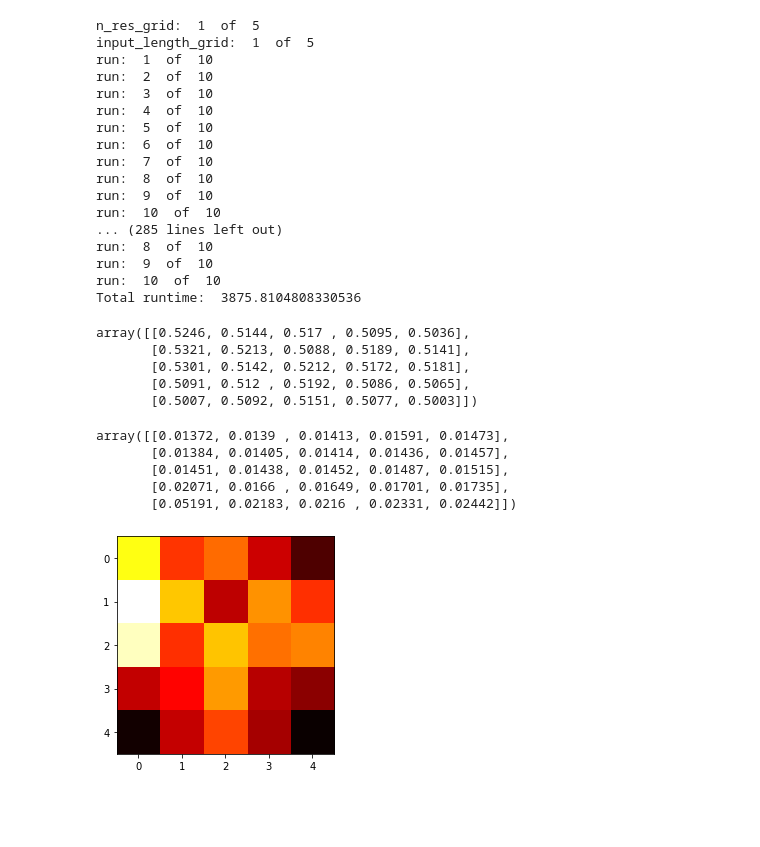
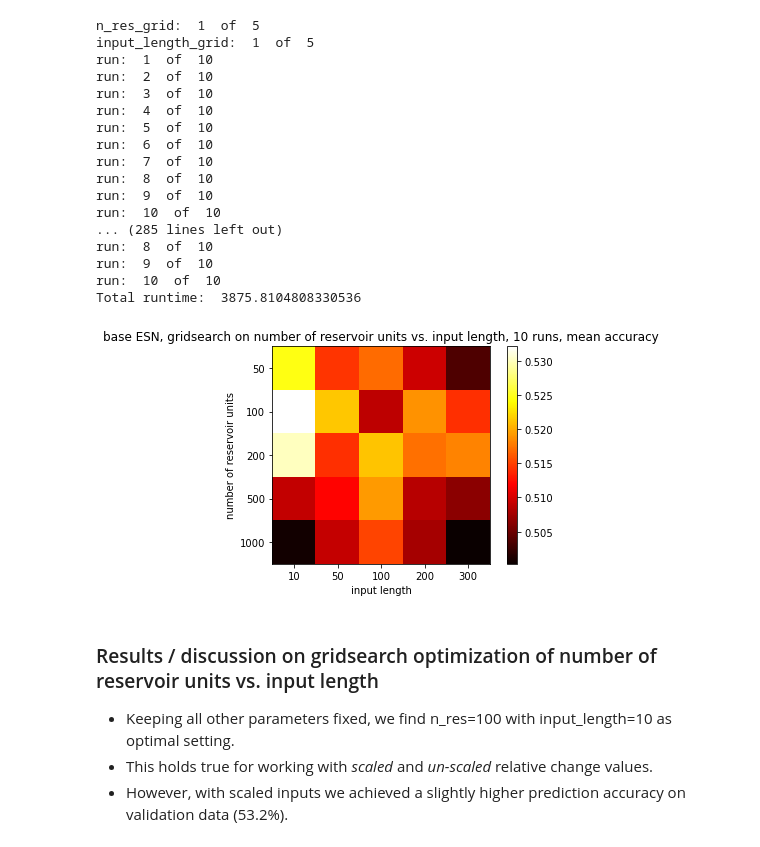
Before and after one commit to MarcoLandtHayen/EchoStateNetworks, a Jupyter notebook: notebooks/ESN_exp01.ipynb, the cells around one changed output. Cells and saved outputs as stored; diff of their text form; code cells hidden in the pictures; blank space fills up the shorter version.

```diff
--- a/notebooks/ESN_exp01.ipynb
+++ b/notebooks/ESN_exp01.ipynb
@@ -636,24 +713,21 @@ Total runtime:  3875.8104808330536
 # Get mean accuracy and mae for grid over all runs:
 mean_grid_accuracy = np.mean(grid_accuracy, axis=-1)
 mean_grid_mae = np.mean(grid_mae, axis=-1)
-# %%
-mean_grid_accuracy
-# %% [output]
-array([[0.5246, 0.5144, 0.517 , 0.5095, 0.5036],
-       [0.5321, 0.5213, 0.5088, 0.5189, 0.5141],
-       [0.5301, 0.5142, 0.5212, 0.5172, 0.5181],
-       [0.5091, 0.512 , 0.5192, 0.5086, 0.5065],
-       [0.5007, 0.5092, 0.5151, 0.5077, 0.5003]])
-# %%
-mean_grid_mae
-# %% [output]
-array([[0.01372, 0.0139 , 0.01413, 0.01591, 0.01473],
-       [0.01384, 0.01405, 0.01414, 0.01436, 0.01457],
-       [0.01451, 0.01438, 0.01452, 0.01487, 0.01515],
-       [0.02071, 0.0166 , 0.01649, 0.01701, 0.01735],
-       [0.05191, 0.02183, 0.0216 , 0.02331, 0.02442]])
-# %%
-plt.imshow(mean_grid_accuracy, cmap='hot', interpolation='nearest')
-plt.show()
-# %% [output]
-[figure, removed]
+# %%
+# Saved grid search result in hard-coded manner:
+mean_grid_accuracy = np.array([[0.5246, 0.5144, 0.517 , 0.5095, 0.5036],
+       [0.5321, 0.5213, 0.5088, 0.5189, 0.5141],
+       [0.5301, 0.5142, 0.5212, 0.5172, 0.5181],
+       [0.5091, 0.512 , 0.5192, 0.5086, 0.5065],
+       [0.5007, 0.5092, 0.5151, 0.5077, 0.5003]])
+# %%
+plt.imshow(mean_grid_accuracy, cmap='hot', interpolation='nearest')
+plt.xticks(ticks=[0, 1, 2, 3, 4], labels=['10', '50', '100', '200', '300'])
+plt.yticks(ticks=[0, 1, 2, 3, 4], labels=['50', '100', '200', '500', '1000'])
+plt.title('base ESN, gridsearch on number of reservoir units vs. input length, 10 runs, mean accuracy')
+plt.xlabel('input length')
+plt.ylabel('number of reservoir units')
+plt.colorbar()
+plt.show()
+# %% [output]
+[figure, added]
@@ -659,0 +736,6 @@ plt.show()
+# %% [markdown]
+### Results / discussion on gridsearch optimization of number of reservoir units vs. input length
+
+* Keeping all other parameters fixed, we find n_res=100 with input_length=10 as optimal setting.
+* This holds true for working with *scaled* and *un-scaled* relative change values.
+* However, with scaled inputs we achieved a slightly higher prediction accuracy on validation data (53.2%).
```
Also changed, not shown: parts of 21 cells of this notebook, 2 other files.
